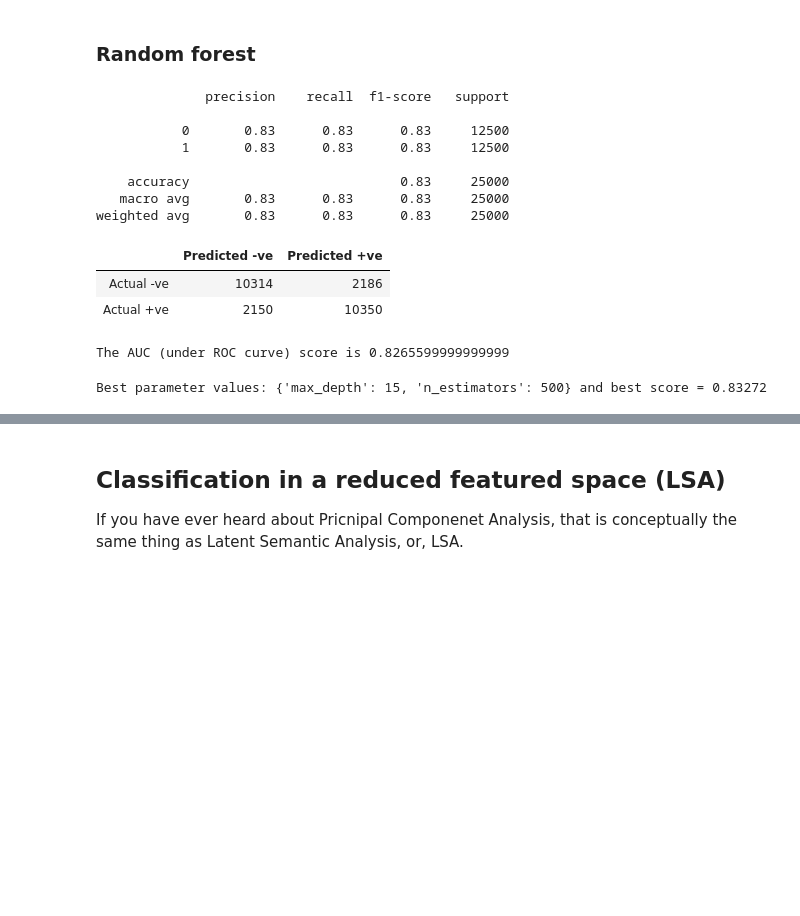
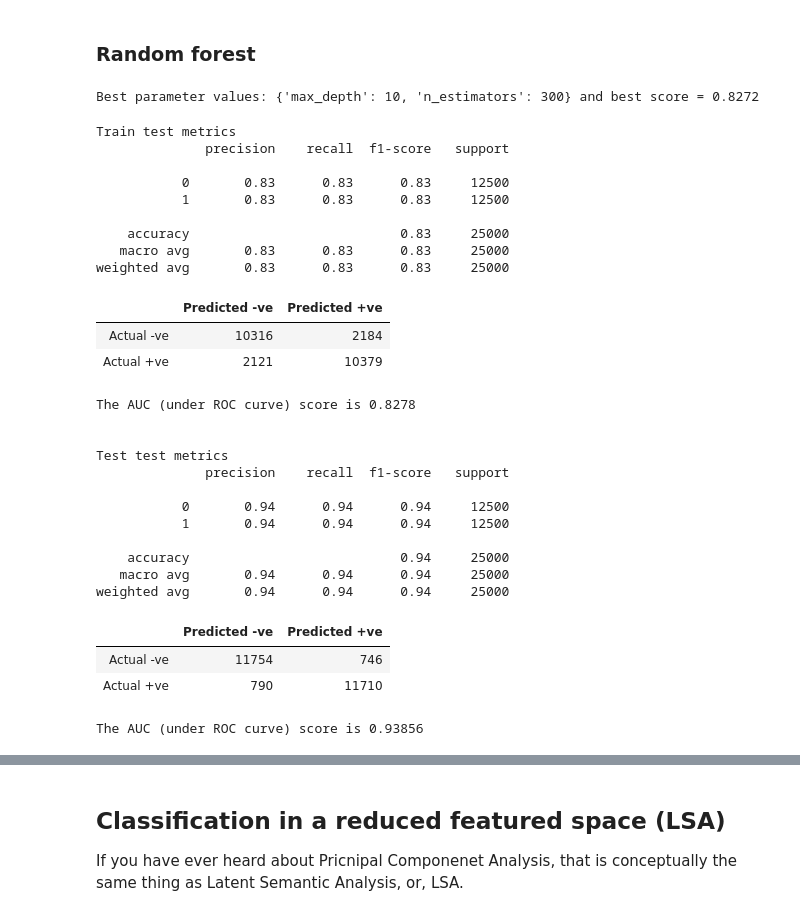
Before and after one commit to Jagadeesh06/Movie_reviews_sentiment_analysis, a Jupyter notebook: movie_sentiment_analysis.ipynb, the cells around one changed output, grey strips where cells are left out. Drawn from its saved outputs; the diff is of its cells as text; code cells hidden in the pictures; blank space fills up the shorter version.

```diff
--- a/movie_sentiment_analysis.ipynb
+++ b/movie_sentiment_analysis.ipynb
@@ -425,5 +449,5 @@ _= plt.ylabel('Mean cross-validation score')
 # %%
-clf_logreg_word2vec = LogisticRegression(C=10, random_state=42, max_iter=1000)
+clf_logreg_word2vec = LogisticRegression(C=35, random_state=42, max_iter=1000)
 clf_logreg_word2vec.fit(train_wordvec_features, y_train)
 logreg_pred_word2vec  = clf_logreg_word2vec.predict(test_wordvec_features)
 # %%
@@ -463,29 +487,44 @@ To sum this story up in a few sentences: A teenage girl (Amy) uses her hot body
 # %% [markdown]
 ### Random forest
 # %%
-clf_rf_word2vec = RandomForestClassifier(n_estimators=500, max_depth=10, random_state=42,n_jobs=-1, min_samples_split=3)
-clf_rf_word2vec.fit(train_wordvec_features,y_train)
-rf_pred_word2vec = clf_rf_word2vec.predict(test_wordvec_features)
+clf_rf_word2vec = RandomForestClassifier(random_state=42,n_jobs=-1, min_samples_split=3)
+parameters = {'n_estimators': [100,200,300], 'max_depth': [5,10]}
 
-show_metrics(y_test,rf_pred_word2vec)
+rfmodel_word2vec = grid_search(clf_rf_word2vec, parameters, train_wordvec_features, y_train, n_folds=5)
+rf_pred_word2vec = rfmodel_word2vec.predict(test_wordvec_features)
 # %% [output]
-              precision    recall  f1-score   support
-
-           0       0.83      0.83      0.83     12500
-           1       0.83      0.83      0.83     12500
-
-    accuracy                           0.83     25000
-   macro avg       0.83      0.83      0.83     25000
-weighted avg       0.83      0.83      0.83     25000
+Best parameter values: {'max_depth': 10, 'n_estimators': 300} and best score = 0.8272
-|  | Predicted -ve | Predicted +ve |
-| Actual -ve | 10314 | 2186 |
-| Actual +ve | 2150 | 10350 |
-The AUC (under ROC curve) score is 0.8265599999999999
-# %%
-clf_rf_word2vec = RandomForestClassifier(random_state=42,n_jobs=-1, min_samples_split=3)
-parameters = {'n_estimators': [200,500,700], 'max_depth': [10,15]}
-
-rfmodel_word2vec = grid_search(clf_rf_word2vec, parameters, train_wordvec_features, y_train, n_folds=10)
-rf_pred_word2vec = rfmodel_word2vec.predict(test_wordvec_features)
-# %% [output]
-Best parameter values: {'max_depth': 15, 'n_estimators': 500} and best score = 0.83272
+# %%
+print('Train test metrics')
+show_metrics(y_test,rf_pred_word2vec)
+print('\n\nTest test metrics')
+show_metrics(y_train,rfmodel_word2vec.predict(train_wordvec_features))
+# %% [output]
+Train test metrics
+              precision    recall  f1-score   support
+
+           0       0.83      0.83      0.83     12500
+           1       0.83      0.83      0.83     12500
+
+    accuracy                           0.83     25000
+   macro avg       0.83      0.83      0.83     25000
+weighted avg       0.83      0.83      0.83     25000
+|  | Predicted -ve | Predicted +ve |
+| Actual -ve | 10316 | 2184 |
+| Actual +ve | 2121 | 10379 |
+The AUC (under ROC curve) score is 0.8278
+
+
+Test test metrics
+              precision    recall  f1-score   support
+
+           0       0.94      0.94      0.94     12500
+           1       0.94      0.94      0.94     12500
+
+    accuracy                           0.94     25000
+   macro avg       0.94      0.94      0.94     25000
+weighted avg       0.94      0.94      0.94     25000
+|  | Predicted -ve | Predicted +ve |
+| Actual -ve | 11754 | 746 |
+| Actual +ve | 790 | 11710 |
+The AUC (under ROC curve) score is 0.93856
```
Also changed, not shown: parts of 12 cells of this notebook.
